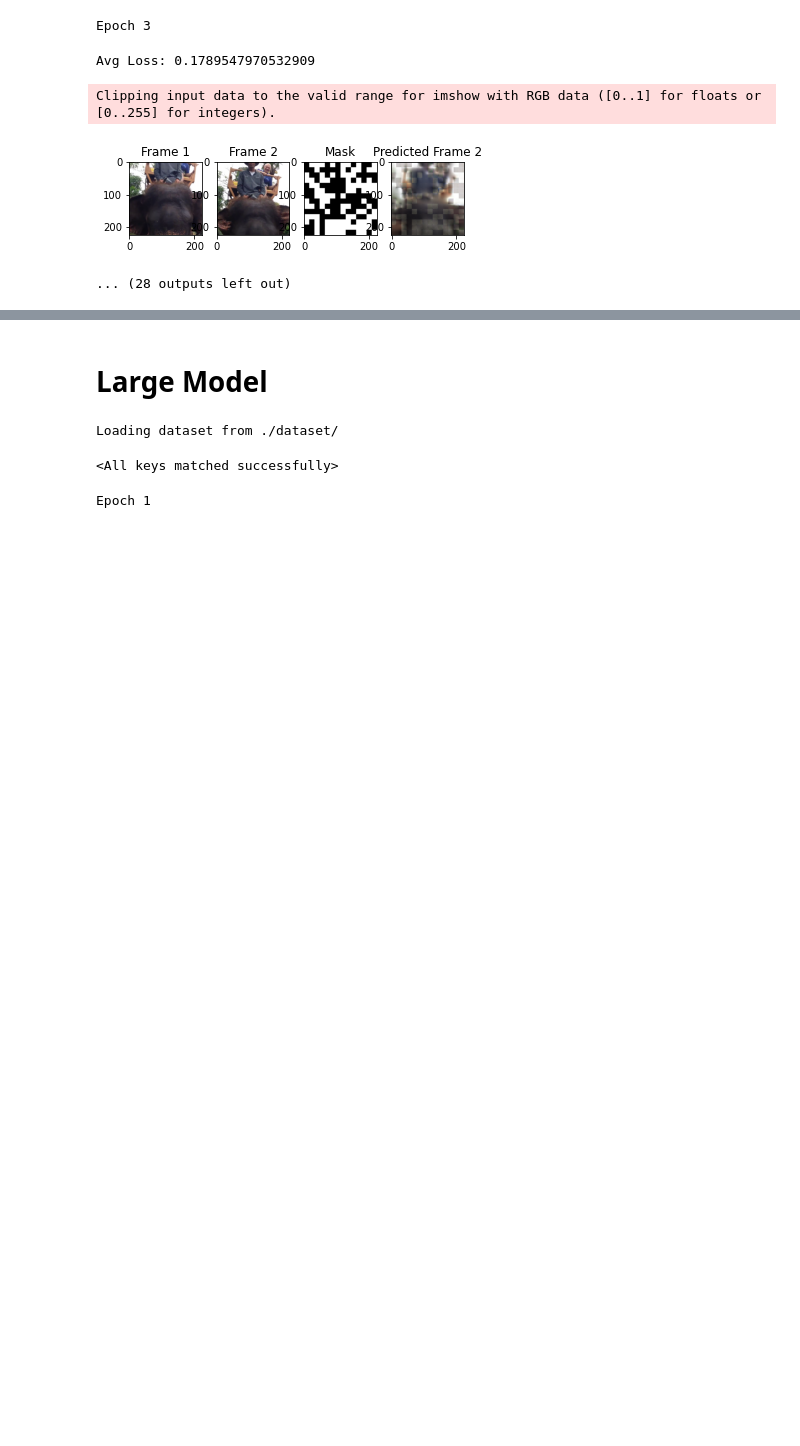
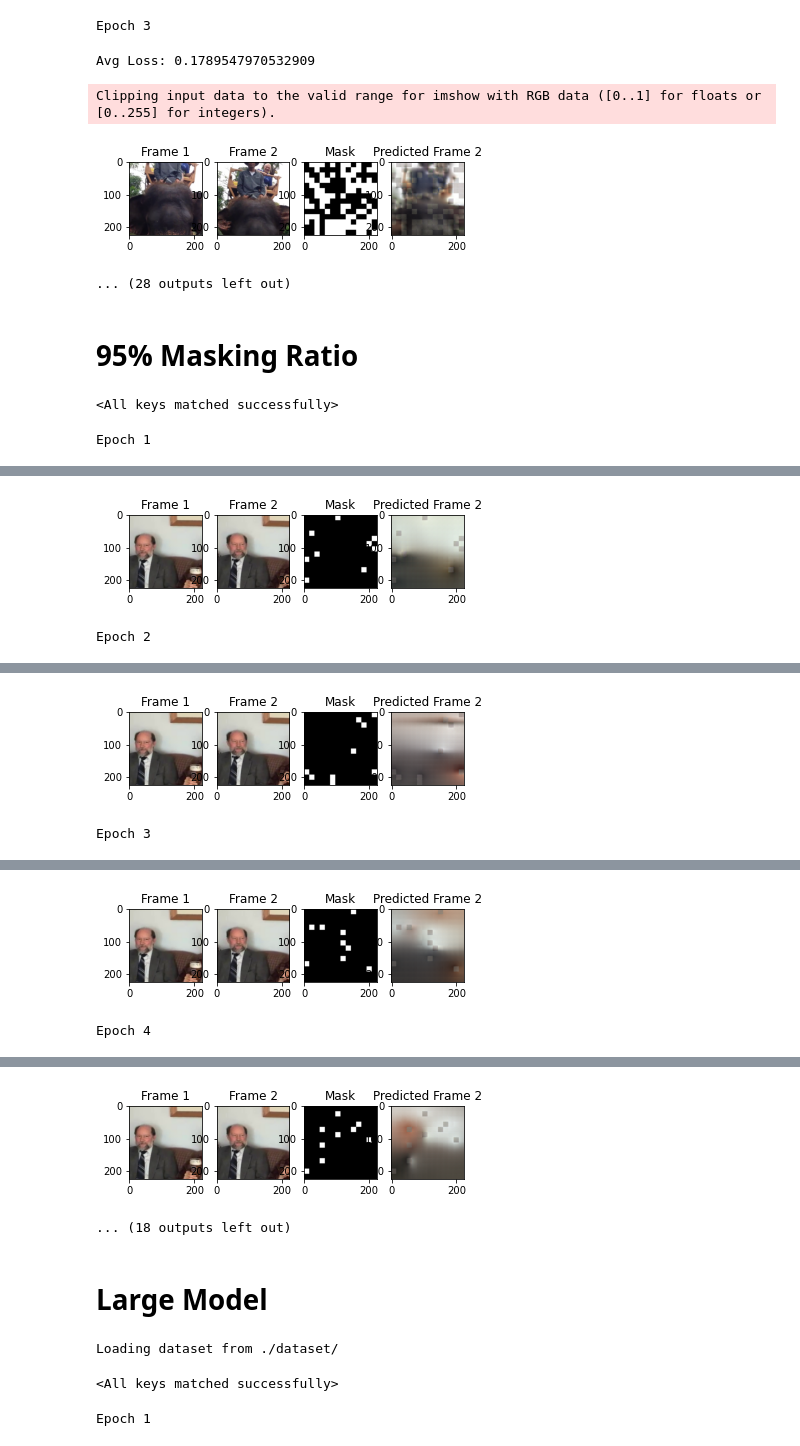
Before and after one commit to eleander/SiamMAE, a Jupyter notebook: SiamMAE.ipynb, the cells around one changed output, grey strips where cells are left out. Drawn from its saved outputs; the diff is of its cells as text; code cells hidden in the pictures; blank space fills up the shorter version.

Commit message:
95% masking ratio

```diff
--- a/SiamMAE.ipynb
+++ b/SiamMAE.ipynb
@@ -194,3 +194,13 @@ Avg Loss: 0.1789547970532909
 Clipping input data to the valid range for imshow with RGB data ([0..1] for floats or [0..255] for integers).
 [figure]
 ... (28 outputs left out)
+# %% [markdown]
+# 95% Masking Ratio
+# %%
+siam_pretrained = SiamMAE(prepare_model(), mask_ratio=0.95).to(device)
+# %% [output]
+<All keys matched successfully>
+# %%
+train(siam_pretrained, data_loader, epochs=10, num_epochs_per_save=2, prefix="5k_95_")
+# %% [output]
+Epoch 1
@@ -196,0 +208,2 @@ Clipping input data to the valid range for imshow with RGB data ([0..1] for floa
+[figure, added]
+Epoch 2
@@ -196,0 +211,2 @@ Clipping input data to the valid range for imshow with RGB data ([0..1] for floa
+[figure, added]
+Epoch 3
@@ -196,0 +214,2 @@ Clipping input data to the valid range for imshow with RGB data ([0..1] for floa
+[figure, added]
+Epoch 4
@@ -197,3 +217,5 @@ Clipping input data to the valid range for imshow with RGB data ([0..1] for floa
+[figure, added]
+... (18 outputs left out)
 # %% [markdown]
 # Large Model
 # %%
```
Also changed, not shown: parts of 1 cell of this notebook.
